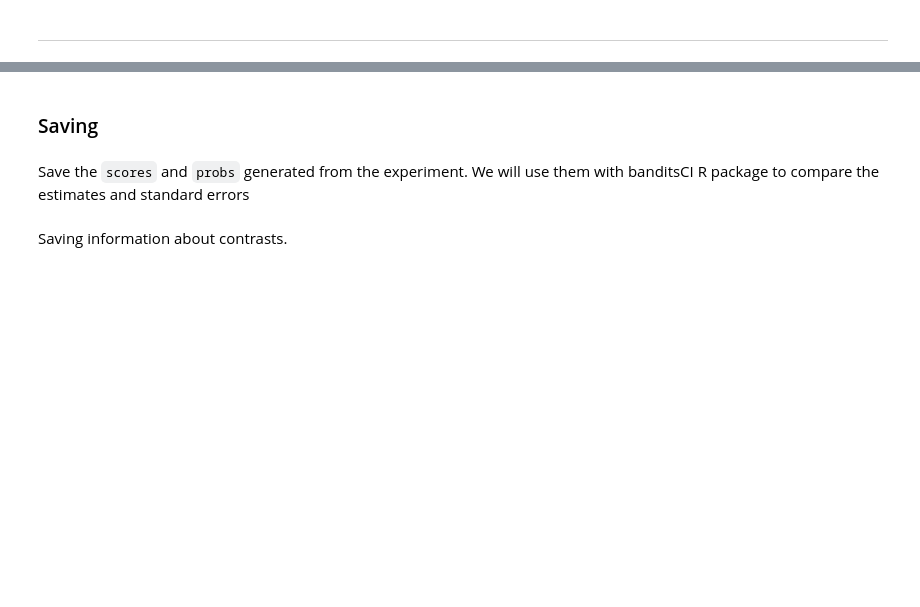
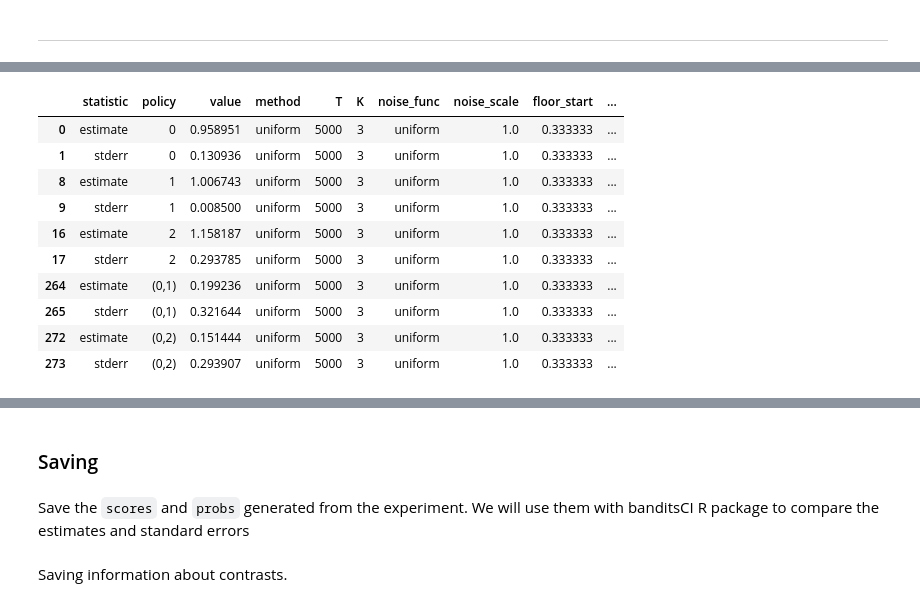
Before and after one commit to UChicago-pol-methods/adaptive-confidence-intervals, a Jupyter notebook: experiments/main/simulations.ipynb, the cells around one changed output, grey strips where cells are left out. Cells and saved outputs as stored; diff of their text form; code cells hidden in the pictures; blank space fills up the shorter version.

Commit message:
revised policy estimation

```diff
--- a/experiments/main/simulations.ipynb
+++ b/experiments/main/simulations.ipynb
@@ -270,0 +282,15 @@ Time passed 0.4108390808105469s
+# %%
+df_stats.loc[(df_stats['method'] == "uniform") &
+(df_stats['statistic'].isin(['estimate', 'stderr']))]
+# %% [output]
+|  | statistic | policy | value | method | T | K | noise_func | noise_scale | floor_start | ... |
+| 0 | estimate | 0 | 0.958951 | uniform | 5000 | 3 | uniform | 1.0 | 0.333333 | ... |
+| 1 | stderr | 0 | 0.130936 | uniform | 5000 | 3 | uniform | 1.0 | 0.333333 | ... |
+| 8 | estimate | 1 | 1.006743 | uniform | 5000 | 3 | uniform | 1.0 | 0.333333 | ... |
+| 9 | stderr | 1 | 0.008500 | uniform | 5000 | 3 | uniform | 1.0 | 0.333333 | ... |
+| 16 | estimate | 2 | 1.158187 | uniform | 5000 | 3 | uniform | 1.0 | 0.333333 | ... |
+| 17 | stderr | 2 | 0.293785 | uniform | 5000 | 3 | uniform | 1.0 | 0.333333 | ... |
+| 264 | estimate | (0,1) | 0.199236 | uniform | 5000 | 3 | uniform | 1.0 | 0.333333 | ... |
+| 265 | stderr | (0,1) | 0.321644 | uniform | 5000 | 3 | uniform | 1.0 | 0.333333 | ... |
+| 272 | estimate | (0,2) | 0.151444 | uniform | 5000 | 3 | uniform | 1.0 | 0.333333 | ... |
+| 273 | stderr | (0,2) | 0.293907 | uniform | 5000 | 3 | uniform | 1.0 | 0.333333 | ... |
```
Also changed, not shown: parts of 18 cells of this notebook, 1 other file.
